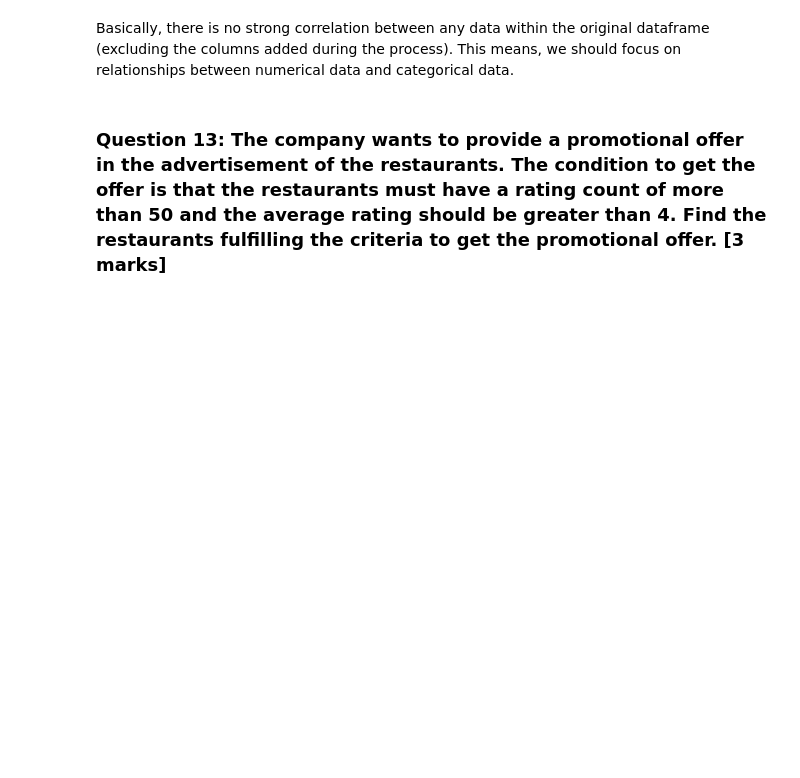
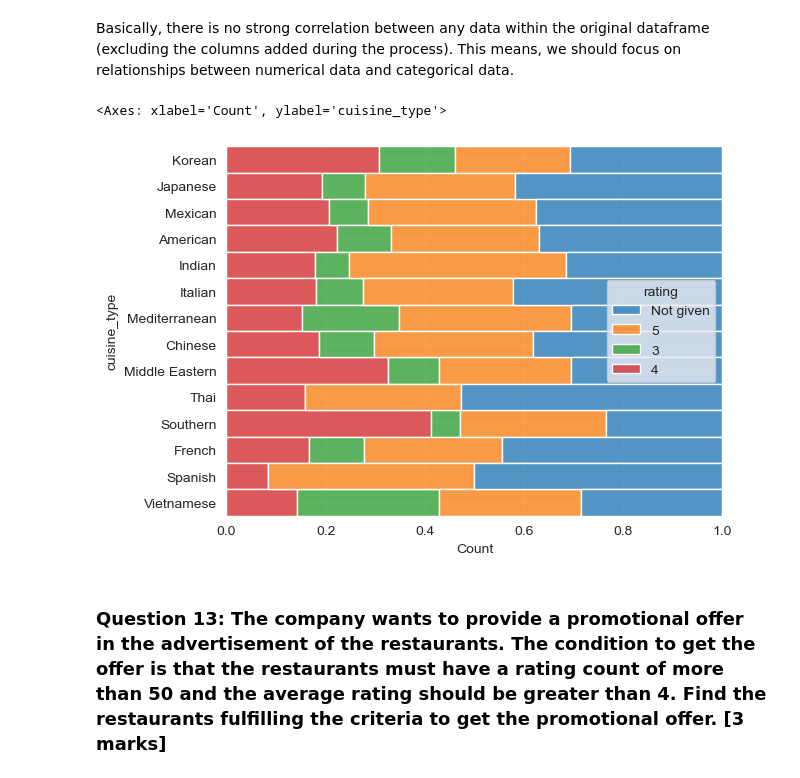
Before and after one commit to tinlong/AIML, a Jupyter notebook: Python Foundations/Project 1/PYF_Project_LearnerNotebook_FullCode.ipynb, the cells around one changed output. Cells and saved outputs as stored; diff of their text form; code cells hidden in the pictures; blank space fills up the shorter version.

```diff
--- a/Python Foundations/Project 1/PYF_Project_LearnerNotebook_FullCode.ipynb
+++ b/Python Foundations/Project 1/PYF_Project_LearnerNotebook_FullCode.ipynb
@@ -402,3 +400,8 @@ sns.
+# %%
+sns.histplot(data=df, y='cuisine_type', hue='rating', multiple='fill')
+# %% [output]
+<Axes: xlabel='Count', ylabel='cuisine_type'>
+[figure, added]
 # %% [markdown]
 ### **Question 13:** The company wants to provide a promotional offer in the advertisement of the restaurants. The condition to get the offer is that the restaurants must have a rating count of more than 50 and the average rating should be greater than 4. Find the restaurants fulfilling the criteria to get the promotional offer. [3 marks]
 # %%
```
Also changed, not shown: parts of 3 cells of this notebook.
